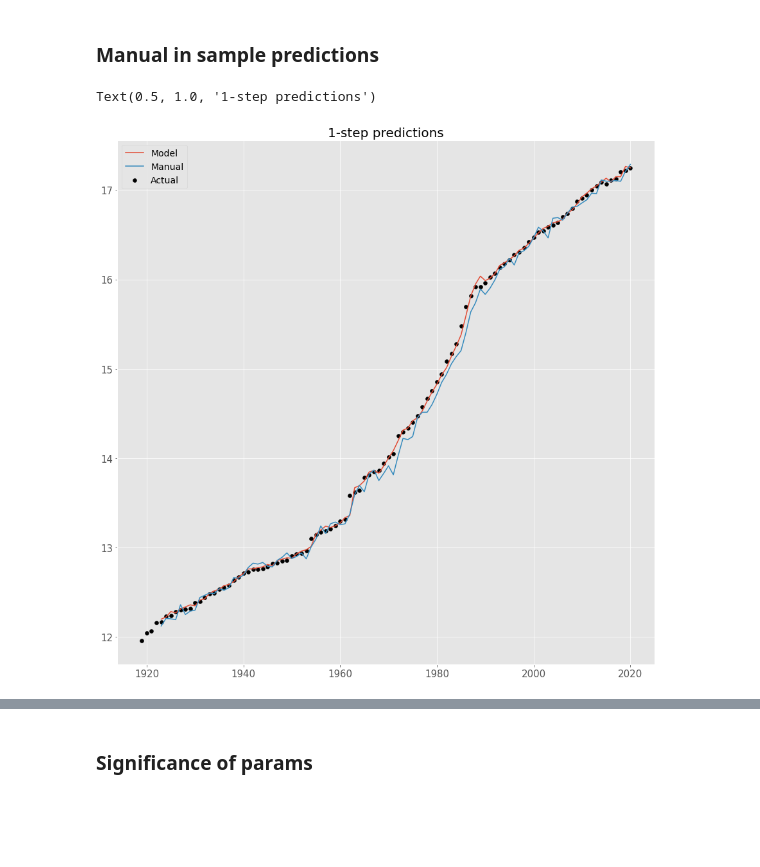
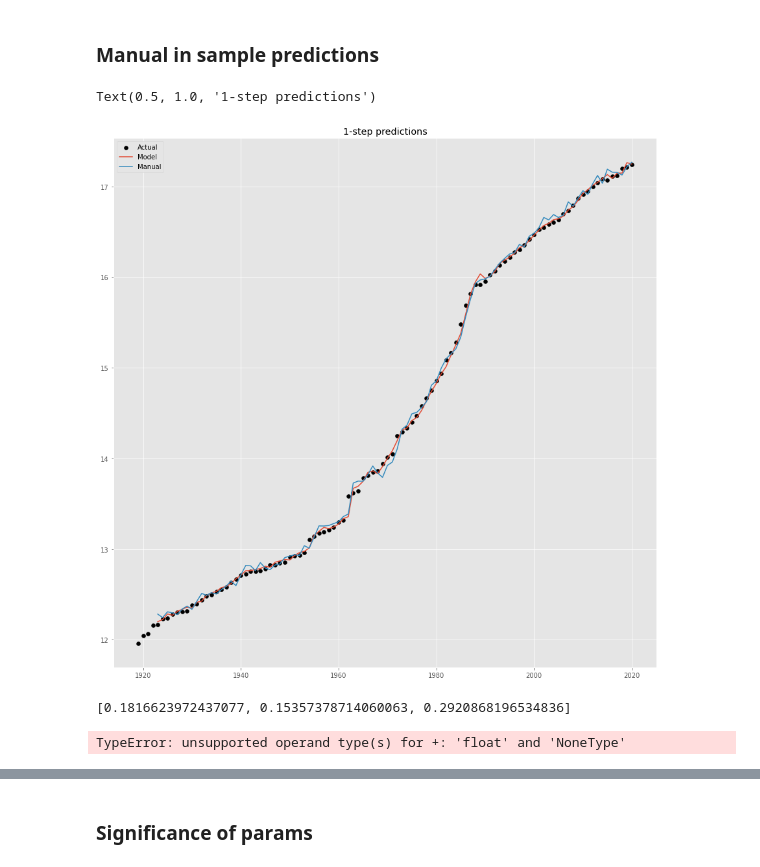
Before and after one commit to s183920/02417_TimeSeriesAnalysis, a Jupyter notebook: Assignment3/marima.ipynb, the cells around one changed output, grey strips where cells are left out. Drawn from its saved outputs; the diff is of its cells as text; code cells hidden in the pictures; blank space fills up the shorter version.

```diff
--- a/Assignment3/marima.ipynb
+++ b/Assignment3/marima.ipynb
@@ -196,43 +204,50 @@ c = params.get("intercept",0) #* (model.pvalues().get("intercept", 1) < 0.05)
 sigma2 = params.get("sigma2", 0) #* (model.pvalues().get("sigma2", 1) < 0.05)
 eps = np.random.normal(0, np.sqrt(sigma2), size = 112)
 
 
 def manual_predict(t, y, government, trns = lambda x: x):
     # arima(1,1,1)
     # yt1 = y[t-1] if t > 0 else 0
     # yt2 = y[t-2] if t > 1 else 0
     # pred = yt1-phi*(yt1-yt2)+params.get("Government_"+government[t])+eps[t]+theta*eps[t-1]
 
     # arima(3,1,0)
-    p = np.array([1-phi1, phi1-phi2, phi2-phi3, phi3])
+    p = np.array([1+phi1, phi2-phi1, phi3-phi2, -phi3])#
+    #p = np.array([1-phi1, phi1-phi2, phi2-phi3, phi3])  # original
     pred = (y[t-4:t][::-1]*p).sum() + params.get("Government_"+government[t])+eps[t]
     return pred + c
 
 preds = pd.DataFrame({
     "Date": data.Date[4:],
     "NumberWordsLog": data.NumberWordsLog[4:],
     "model_preds" : model.predict_in_sample(data[reg_cols], start = 4, dynamic = False),
     "manual_preds" : [manual_predict(t, data.NumberWordsLog, government) for t in range(4, len(data.NumberWordsLog))]
 })
 
 # plot preds
 fig, ax = plt.subplots(1,1, figsize=(15,15))
 ax.scatter(data.Date, data.NumberWordsLog, label = "Actual", color = "black")
 ax.plot(preds.Date, preds.model_preds, label = "Model")
 ax.plot(preds.Date, preds.manual_preds, label = "Manual")
 ax.legend()
 ax.set_title("1-step predictions")
 # %% [output]
 Text(0.5, 1.0, '1-step predictions')
-[figure, old version]
+[figure, new version]
+# %%
+[phi1, phi2, phi3]
+# %% [output]
+[0.1816623972437077, 0.15357378714060063, 0.2920868196534836]
 # %%
-y2 = y.copy()
+y2 = preds.manual_preds#.copy()
 government2 = list(government.copy())
 government2 += ["Social Democrats"]*10# for i in range(10)])
 # government2.append("Social Democrats")
 
 for i in range(10):
     y2 = y2.append(pd.Series({str(len(y2)) : manual_predict(len(y2)-1, y2, government2)}))
+# %% [output]
+TypeError: unsupported operand type(s) for +: 'float' and 'NoneType'
 # %%
 reg_pred = pd.DataFrame(np.zeros((10, len(reg_cols))), columns=reg_cols)
 reg_pred["Government_"+"Social Democrats"] = 1
```
Also changed, not shown: parts of 13 cells of this notebook.
